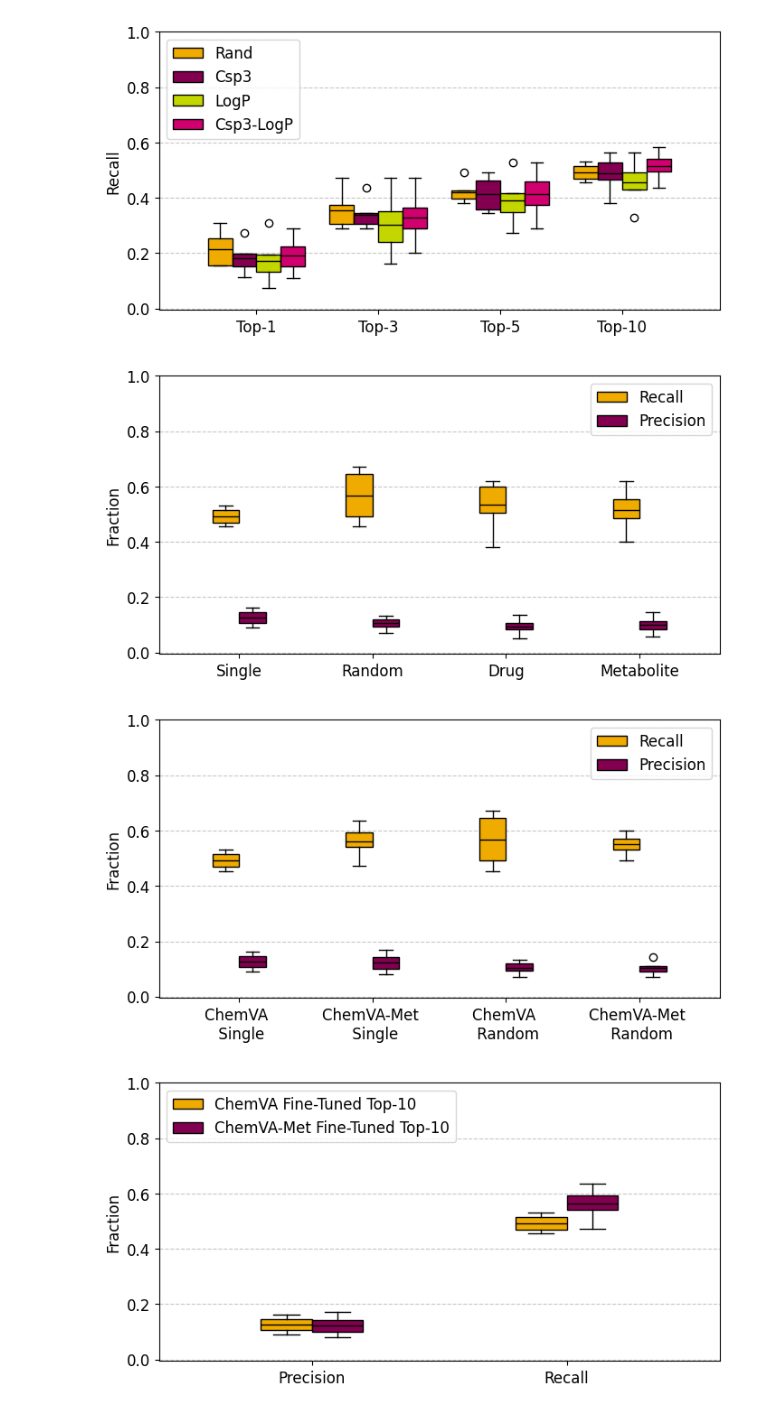
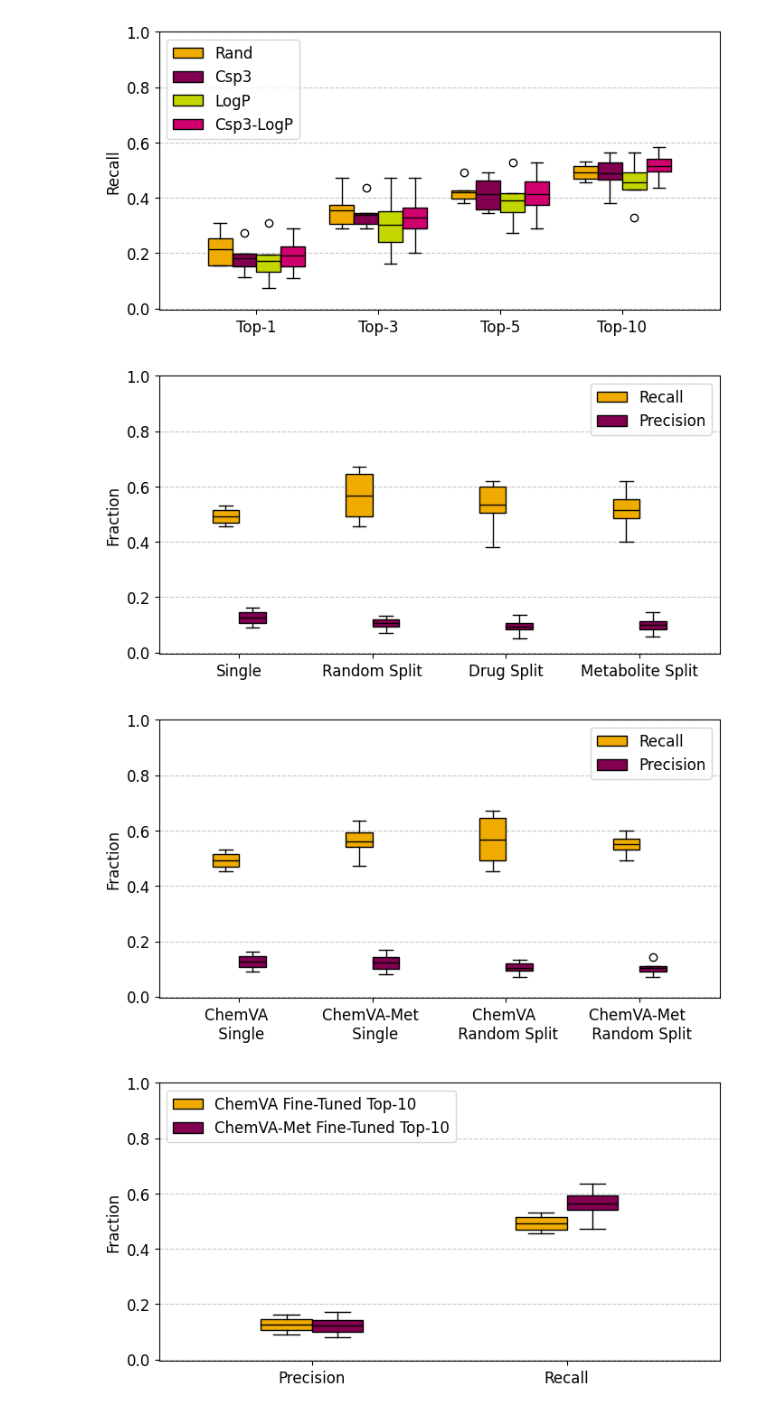
Before and after one commit to tsofiac/LAGOM, a Jupyter notebook: for_report_and_presentation/presentation_plots.ipynb, the cells around one changed output. Saved outputs shown, nothing was run; the diff lists cells and outputs as text; code cells hidden in the pictures.

```diff
--- a/for_report_and_presentation/presentation_plots.ipynb
+++ b/for_report_and_presentation/presentation_plots.ipynb
@@ -547,26 +548,26 @@ multi_boxplot(recall, xlabel, ylabel, xticks, labels, 'upper left', None, 1)
 # %%
 # Ensemble
 bs = 4
 
 recall_base, precision_base, score_one_base, score_all_base = score_result('../evaluation/alohomora/result_base_rand.csv', bs, False)
 recall_random, precision_random, score_one_random, score_all_random = score_result('../evaluation/alohomora/result_comb_random_split_5_per_model.csv', bs, False)
 recall_child, precision_child, score_one_child, score_all_child = score_result('../evaluation/alohomora/result_comb_child_split_3_per_model.csv', bs, False)
 recall_parent, precision_parent, score_one_parent, score_all_parent = score_result('../evaluation/alohomora/result_comb_parent_split_4_per_model.csv', bs, False)
 
 recall_all = [recall_base[-2], recall_random[-1], recall_parent[-1], recall_child[-1]]
 precision_all = [precision_base[-2], precision_random[-1], precision_parent[-1], precision_child[-1]]
 score_one_all = [score_one_base[-2], score_one_random[-1], score_one_parent[-1], score_one_child[-1]]
 score_all_all = [score_all_base[-2], score_all_random[-1], score_all_parent[-1], score_all_child[-1]]
 
 xlabel = None
-xticks = ['Single', 'Random', 'Drug', 'Metabolite']
+xticks = ['Single', 'Random Split', 'Drug Split', 'Metabolite Split']
 labels = ['Recall', 'Precision']
 
 data = [recall_all, precision_all]
 ylabel = 'Fraction'
 multi_boxplot(data, xlabel, ylabel, xticks, labels, 'upper right', None, 1)
 # %% [output]
-[figure, old version]
+[figure, new version]
 # %%
 # Meta Ensemble Comparison
 bs = 4
@@ -582,14 +583,14 @@ score_one_all = [score_one_base[-2],score_one_metatrans[-2], score_one_random[-1
 score_all_all = [score_all_base[-2],score_all_metatrans[-2], score_all_random[-1], score_all_met_random[-1]]
 
 xlabel = None
-xticks = ['ChemVA \n Single', 'ChemVA-Met \n Single', 'ChemVA \n Random', 'ChemVA-Met \n Random']
+xticks = ['ChemVA \n Single', 'ChemVA-Met \n Single', 'ChemVA \n Random Split', 'ChemVA-Met \n Random Split']
 labels = ['Recall', 'Precision']
 
 data = [recall_all, precision_all]
 ylabel = 'Fraction'
 multi_boxplot(data, xlabel, ylabel, xticks, labels, 'upper right', None, 1)
 # %% [output]
-[figure, old version]
+[figure, new version]
 # %%
 # Meta singel only Comparison
 bs = 4
```
Also changed, not shown: parts of 4 cells of this notebook.
